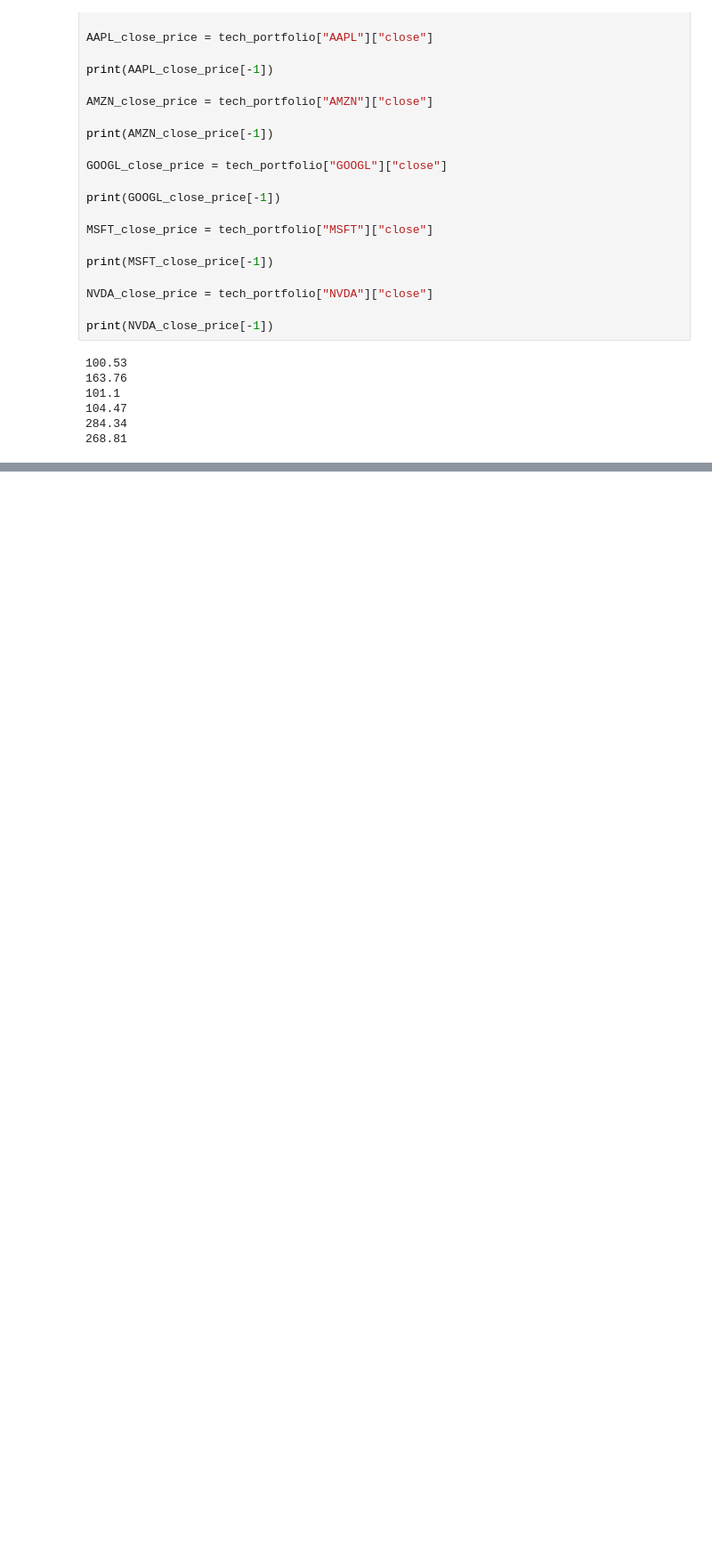
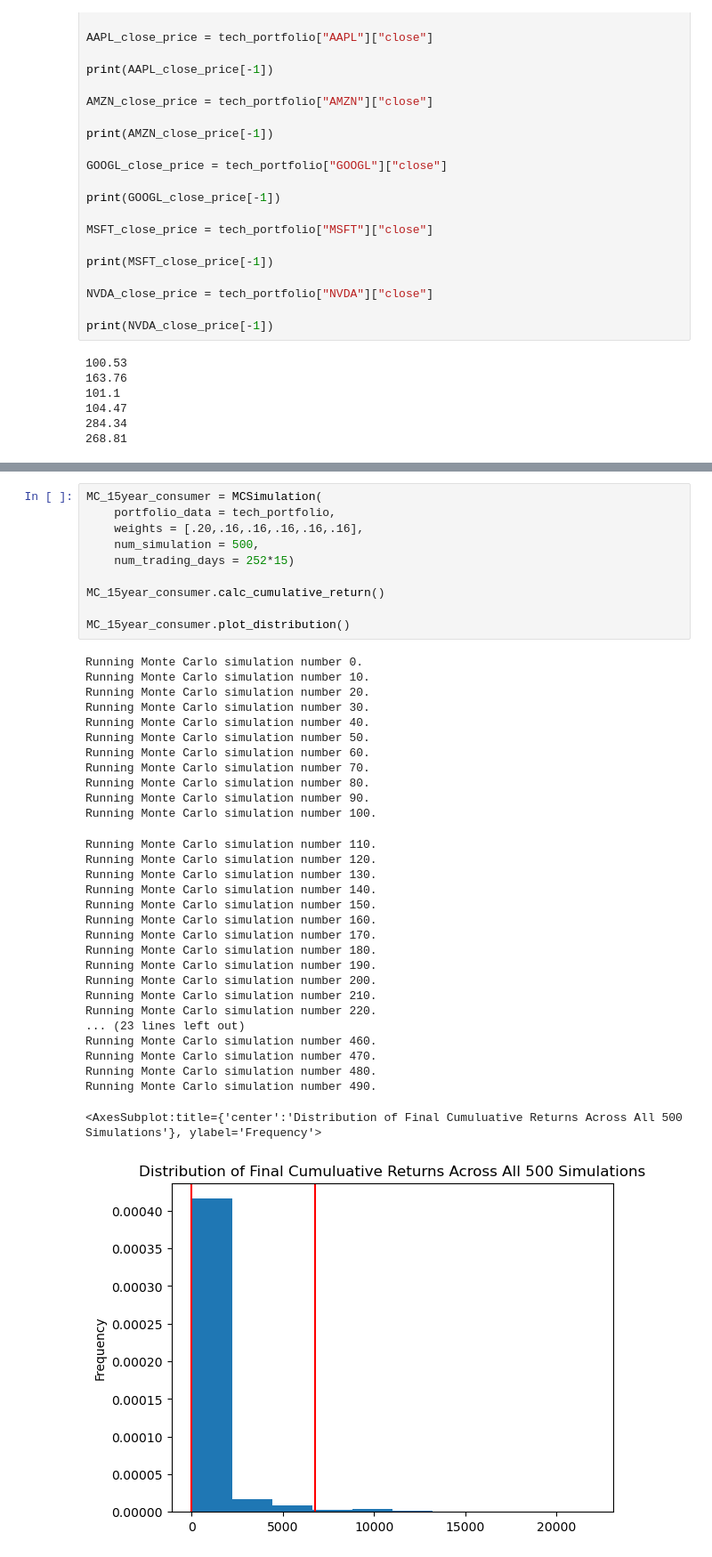
Before and after one commit to reiccv/Project_1_Portfolio_Analysis, a Jupyter notebook: Portfolio_Analysis_Tech_vs_Consumer.ipynb, the cells around one changed output, grey strips where cells are left out. Shown at 89% size. Saved outputs shown, nothing was run; the diff lists cells and outputs as text; blank space fills up the shorter version.

Commit message:
Added MCS and summary statistics for Consumer
Please add descriptors for pieces of code using "Markdown" Cells - just explaining in general what we we are doing, and the purpose for the code.

Thanks!

```diff
--- a/Portfolio_Analysis_Tech_vs_Consumer.ipynb
+++ b/Portfolio_Analysis_Tech_vs_Consumer.ipynb
@@ -561,0 +671,41 @@ MC_15year.plot_simulation()
+# %%
+MC_15year_consumer = MCSimulation(
+    portfolio_data = tech_portfolio,
+    weights = [.20,.16,.16,.16,.16,.16],
+    num_simulation = 500,
+    num_trading_days = 252*15)
+
+MC_15year_consumer.calc_cumulative_return()
+
+MC_15year_consumer.plot_distribution()
+# %% [output]
+Running Monte Carlo simulation number 0.
+Running Monte Carlo simulation number 10.
+Running Monte Carlo simulation number 20.
+Running Monte Carlo simulation number 30.
+Running Monte Carlo simulation number 40.
+Running Monte Carlo simulation number 50.
+Running Monte Carlo simulation number 60.
+Running Monte Carlo simulation number 70.
+Running Monte Carlo simulation number 80.
+Running Monte Carlo simulation number 90.
+Running Monte Carlo simulation number 100.
+Running Monte Carlo simulation number 110.
+Running Monte Carlo simulation number 120.
+Running Monte Carlo simulation number 130.
+Running Monte Carlo simulation number 140.
+Running Monte Carlo simulation number 150.
+Running Monte Carlo simulation number 160.
+Running Monte Carlo simulation number 170.
+Running Monte Carlo simulation number 180.
+Running Monte Carlo simulation number 190.
+Running Monte Carlo simulation number 200.
+Running Monte Carlo simulation number 210.
+Running Monte Carlo simulation number 220.
+... (23 lines left out)
+Running Monte Carlo simulation number 460.
+Running Monte Carlo simulation number 470.
+Running Monte Carlo simulation number 480.
+Running Monte Carlo simulation number 490.
+<AxesSubplot:title={'center':'Distribution of Final Cumuluative Returns Across All 500 Simulations'}, ylabel='Frequency'>
+[figure, added]
```
Also changed, not shown: parts of 17 cells of this notebook.
